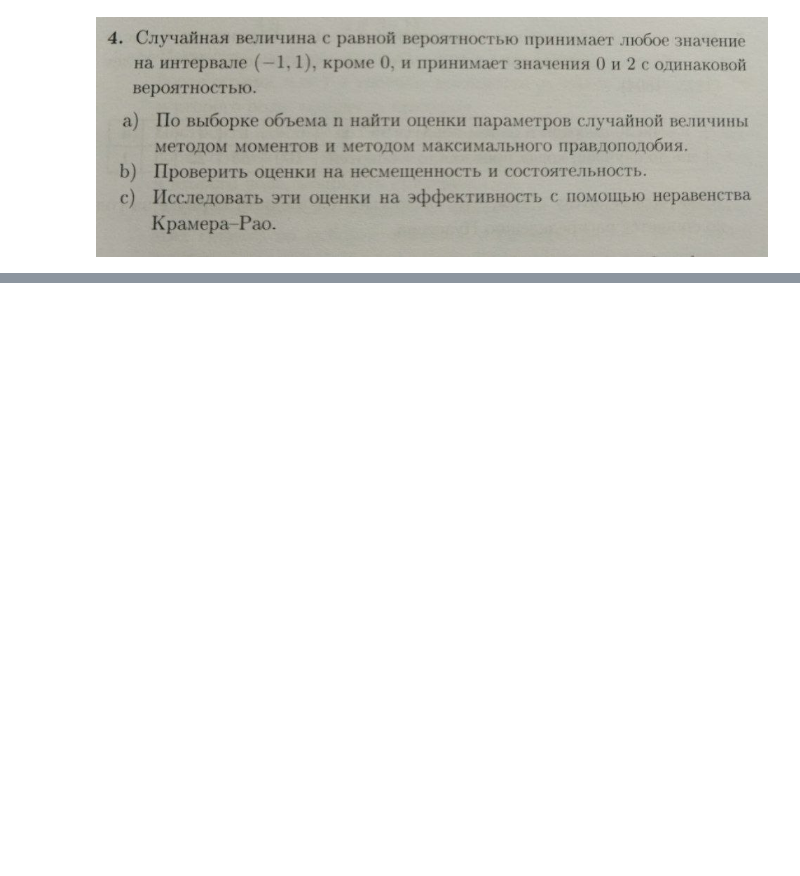
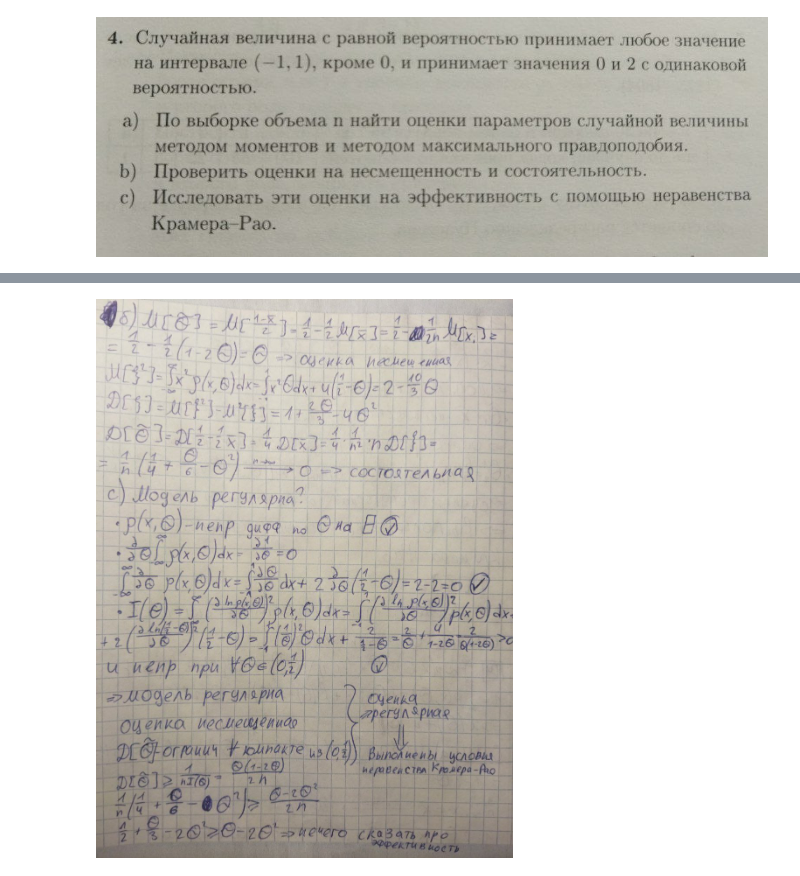
Before and after one commit to Salnikova-Lida/Math_stat_2025_spring, a Jupyter notebook: assignment_1/task4.ipynb, the cells around one changed output, grey strips where cells are left out. Saved outputs shown, nothing was run; the diff lists cells and outputs as text; code cells hidden in the pictures; blank space fills up the shorter version.

```diff
--- a/assignment_1/task4.ipynb
+++ b/assignment_1/task4.ipynb
@@ -6,0 +11,4 @@ Image("images/photo_5350494331657645193_y.jpg")
+# %%
+Image("images/photo_5406847798684545246_y.jpg")
+# %% [output]
+[figure, added]
```
Also changed, not shown: parts of 2 cells of this notebook, 3 other files.
